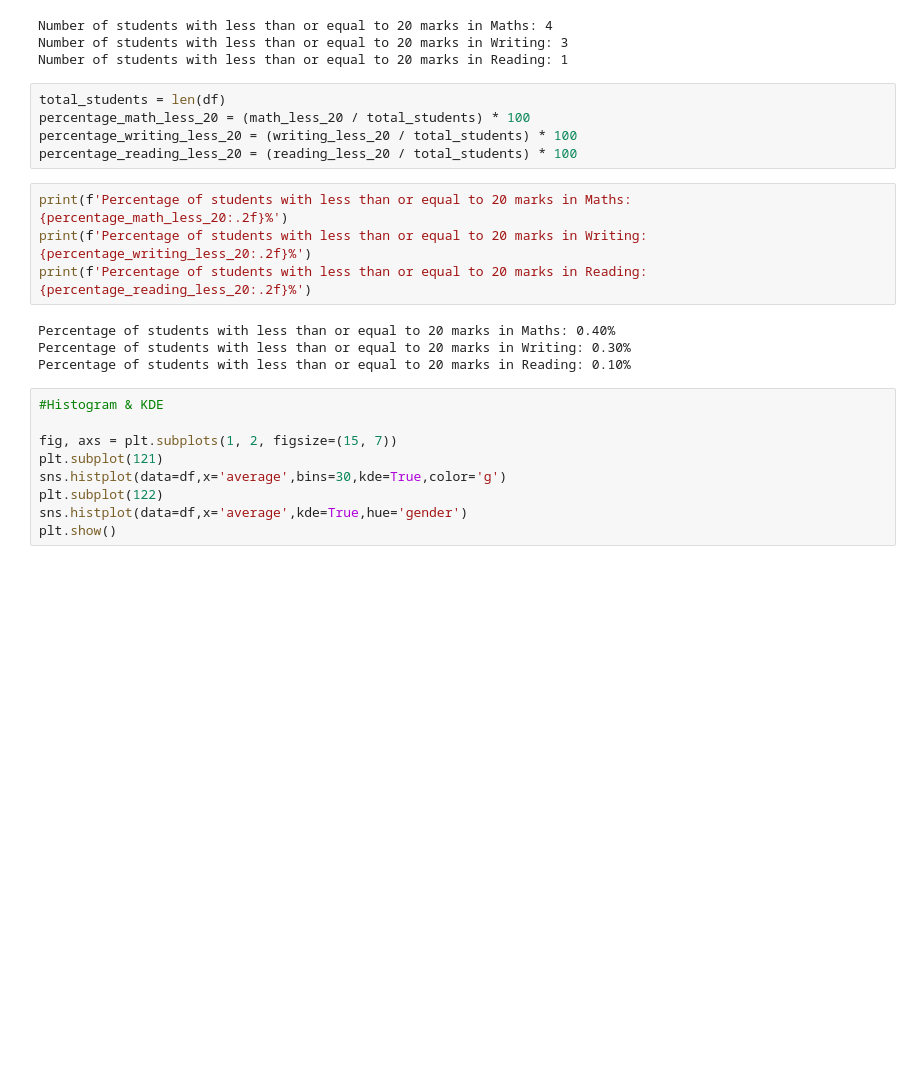
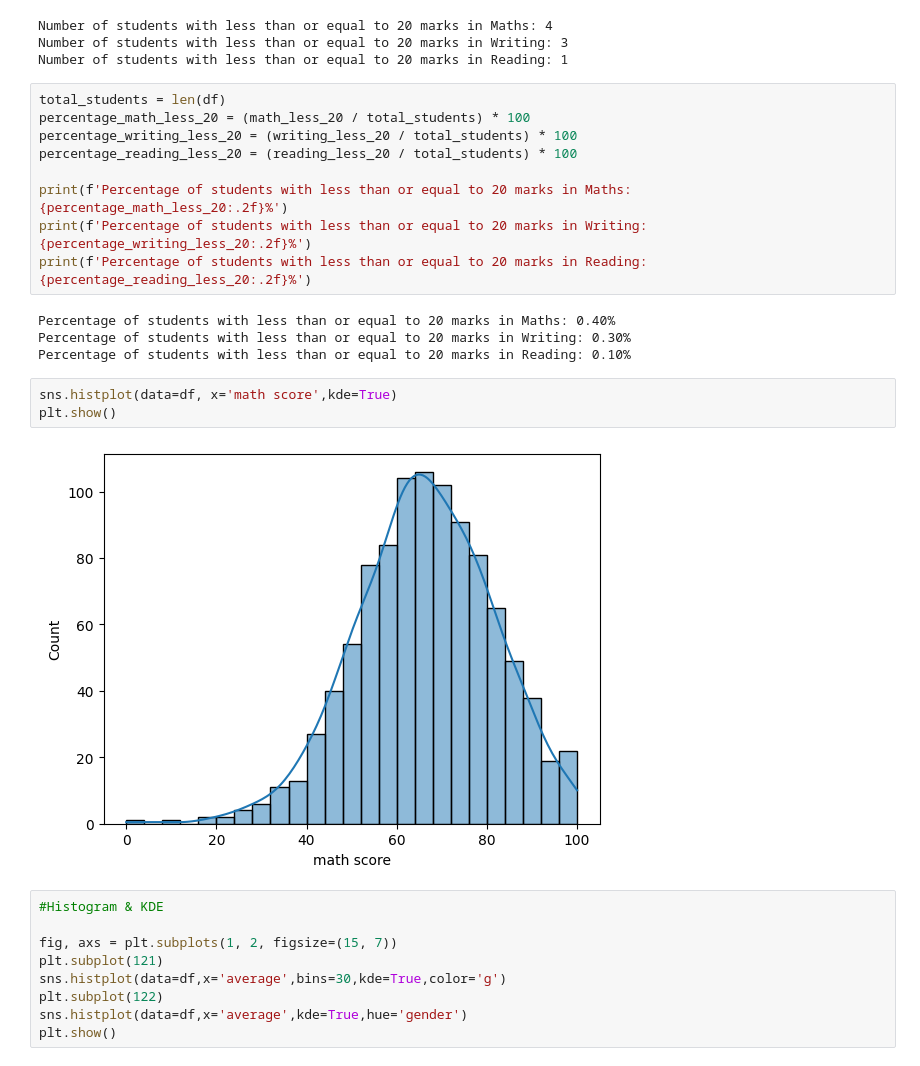
Before and after one commit to Udhay2898/HandsOnPractice_Pandas, a Jupyter notebook: Student_Dataset.ipynb, the cells around one changed output. Cells and saved outputs as stored; diff of their text form; blank space fills up the shorter version.

```diff
--- a/Student_Dataset.ipynb
+++ b/Student_Dataset.ipynb
@@ -160,12 +160,12 @@ print(f'Number of students with less than or equal to 20 marks in Reading: {read
 Number of students with less than or equal to 20 marks in Maths: 4
 Number of students with less than or equal to 20 marks in Writing: 3
 Number of students with less than or equal to 20 marks in Reading: 1
-# %%
-total_students = len(df)
-percentage_math_less_20 = (math_less_20 / total_students) * 100
-percentage_writing_less_20 = (writing_less_20 / total_students) * 100
-percentage_reading_less_20 = (reading_less_20 / total_students) * 100
 # %%
+total_students = len(df)
+percentage_math_less_20 = (math_less_20 / total_students) * 100
+percentage_writing_less_20 = (writing_less_20 / total_students) * 100
+percentage_reading_less_20 = (reading_less_20 / total_students) * 100
+
 print(f'Percentage of students with less than or equal to 20 marks in Maths: {percentage_math_less_20:.2f}%')
 print(f'Percentage of students with less than or equal to 20 marks in Writing: {percentage_writing_less_20:.2f}%')
 print(f'Percentage of students with less than or equal to 20 marks in Reading: {percentage_reading_less_20:.2f}%')
@@ -173,6 +173,11 @@ print(f'Percentage of students with less than or equal to 20 marks in Reading: {
 Percentage of students with less than or equal to 20 marks in Maths: 0.40%
 Percentage of students with less than or equal to 20 marks in Writing: 0.30%
 Percentage of students with less than or equal to 20 marks in Reading: 0.10%
+# %%
+sns.histplot(data=df, x='math score',kde=True)
+plt.show()
+# %% [output]
+[figure, added]
 # %%
 #Histogram & KDE
 
```
Also changed, not shown: parts of 4 cells of this notebook.
